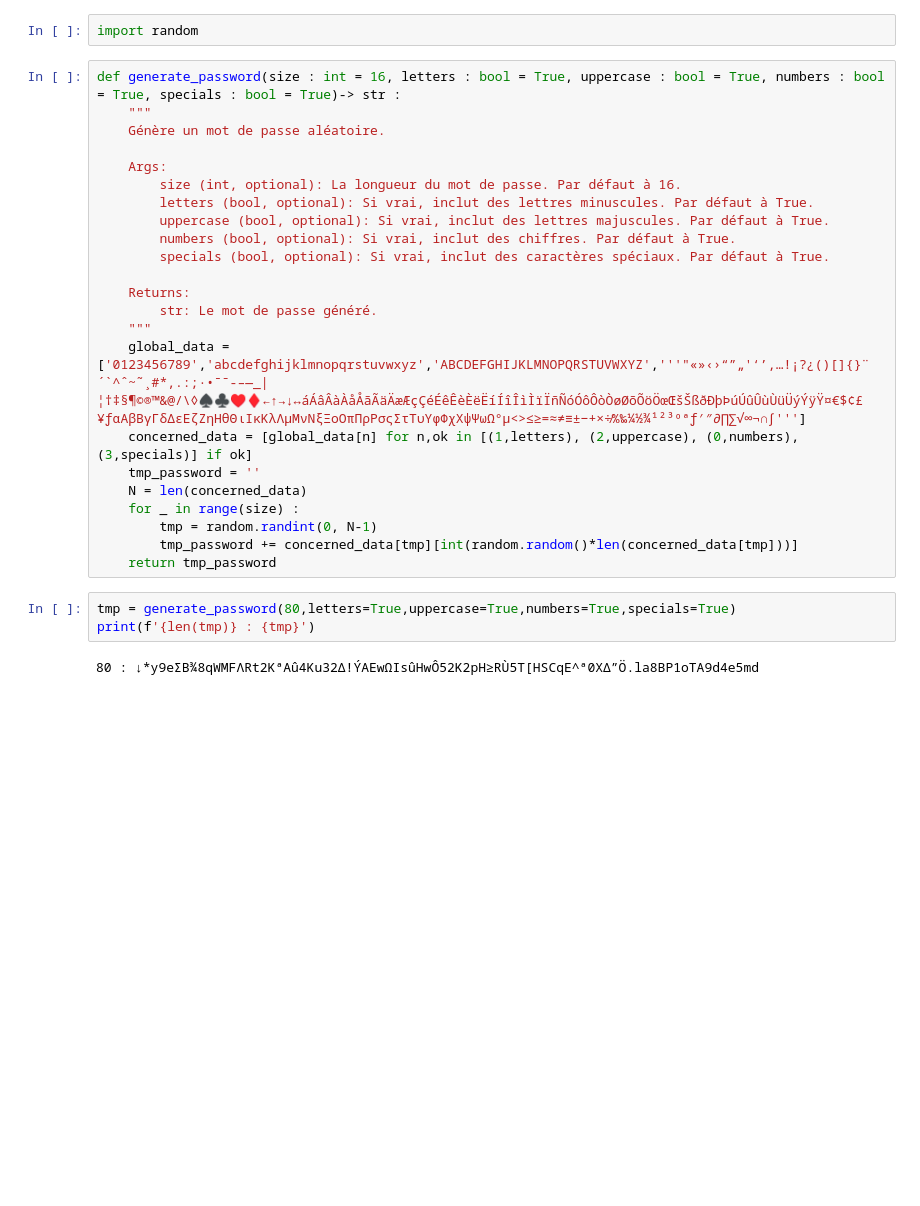
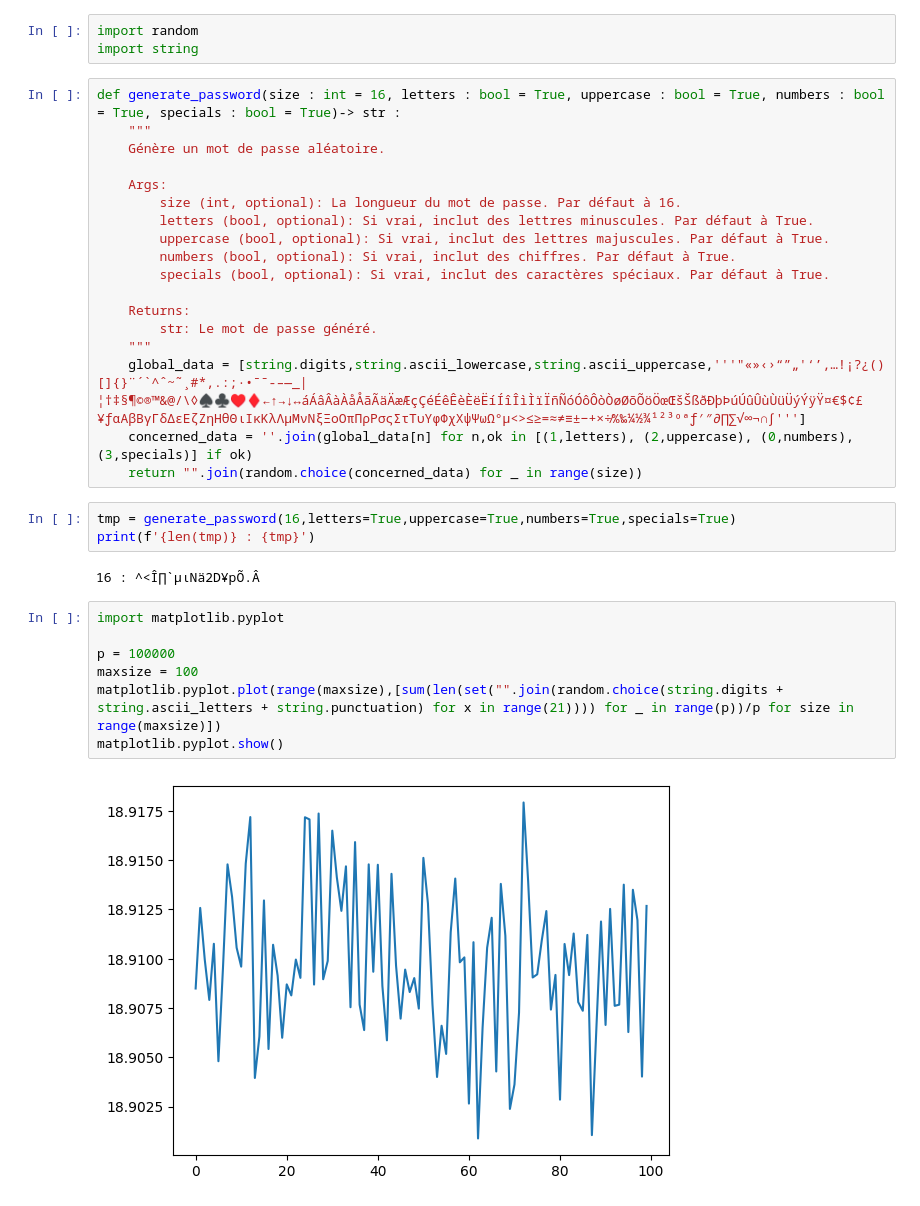
Before and after one commit to Flyns157/pasword_generator, a Jupyter notebook: test.ipynb, the cells around one changed output. Saved outputs shown, nothing was run; the diff lists cells and outputs as text; blank space fills up the shorter version.

```diff
--- a/test.ipynb
+++ b/test.ipynb
@@ -1,5 +1,6 @@
 # %%
 import random
+import string
 # %%
 def generate_password(size : int = 16, letters : bool = True, uppercase : bool = True, numbers : bool = True, specials : bool = True)-> str :
     """
@@ -15,16 +16,20 @@ def generate_password(size : int = 16, letters : bool = True, uppercase : bool =
     Returns:
         str: Le mot de passe généré.
     """
-    global_data = ['0123456789','abcdefghijklmnopqrstuvwxyz','ABCDEFGHIJKLMNOPQRSTUVWXYZ','''"«»‹›“”„'‘’‚…!¡?¿()[]{}¨´`^ˆ~˜¸#*,.:;·•¯‾-–—_|¦‌‍†‡§¶©®™&@/\◊♠♣♥♦←↑→↓↔áÁâÂàÀåÅãÃäÄæÆçÇéÉêÊèÈëËíÍîÎìÌïÏñÑóÓôÔòÒøØõÕöÖœŒšŠßðÐþÞúÚûÛùÙüÜýÝÿŸ¤€$¢£¥ƒαΑβΒγΓδΔεΕζΖηΗθΘιΙκΚλΛμΜνΝξΞοΟπΠρΡσςΣτΤυΥφΦχΧψΨωΩ°µ<>≤≥=≈≠≡±−+×÷⁄%‰¼½¾¹²³ºªƒ′″∂∏∑√∞¬∩∫''']
-    concerned_data = [global_data[n] for n,ok in [(1,letters), (2,uppercase), (0,numbers), (3,specials)] if ok]
-    tmp_password = ''
-    N = len(concerned_data)
-    for _ in range(size) :
-        tmp = random.randint(0, N-1)
-        tmp_password += concerned_data[tmp][int(random.random()*len(concerned_data[tmp]))]
-    return tmp_password
+    global_data = [string.digits,string.ascii_lowercase,string.ascii_uppercase,'''"«»‹›“”„'‘’‚…!¡?¿()[]{}¨´`^ˆ~˜¸#*,.:;·•¯‾-–—_|¦‌‍†‡§¶©®™&@/\◊♠♣♥♦←↑→↓↔áÁâÂàÀåÅãÃäÄæÆçÇéÉêÊèÈëËíÍîÎìÌïÏñÑóÓôÔòÒøØõÕöÖœŒšŠßðÐþÞúÚûÛùÙüÜýÝÿŸ¤€$¢£¥ƒαΑβΒγΓδΔεΕζΖηΗθΘιΙκΚλΛμΜνΝξΞοΟπΠρΡσςΣτΤυΥφΦχΧψΨωΩ°µ<>≤≥=≈≠≡±−+×÷⁄%‰¼½¾¹²³ºªƒ′″∂∏∑√∞¬∩∫''']
+    concerned_data = ''.join(global_data[n] for n,ok in [(1,letters), (2,uppercase), (0,numbers), (3,specials)] if ok)
+    return "".join(random.choice(concerned_data) for _ in range(size))
 # %%
-tmp = generate_password(80,letters=True,uppercase=True,numbers=True,specials=True)
+tmp = generate_password(16,letters=True,uppercase=True,numbers=True,specials=True)
 print(f'{len(tmp)} : {tmp}')
 # %% [output]
-80 : ↓*y9eΣB¾8qWMFΛRt2KªAû4Ku32Δ!ÝAΕwΩIsûHwÔ52K2pH≥RÙ5T[HSCqE^ª0XΔ”Ö.la8BP1oTA9d4e5md
+16 : ^<Î∏`μιNä2D¥pÕ.Â
+# %%
+import matplotlib.pyplot
+
+p = 100000
+maxsize = 100
+matplotlib.pyplot.plot(range(maxsize),[sum(len(set("".join(random.choice(string.digits + string.ascii_letters + string.punctuation) for x in range(21)))) for _ in range(p))/p for size in range(maxsize)])
+matplotlib.pyplot.show()
+# %% [output]
+[figure, added]
```
Also changed, not shown: 1 other file.
